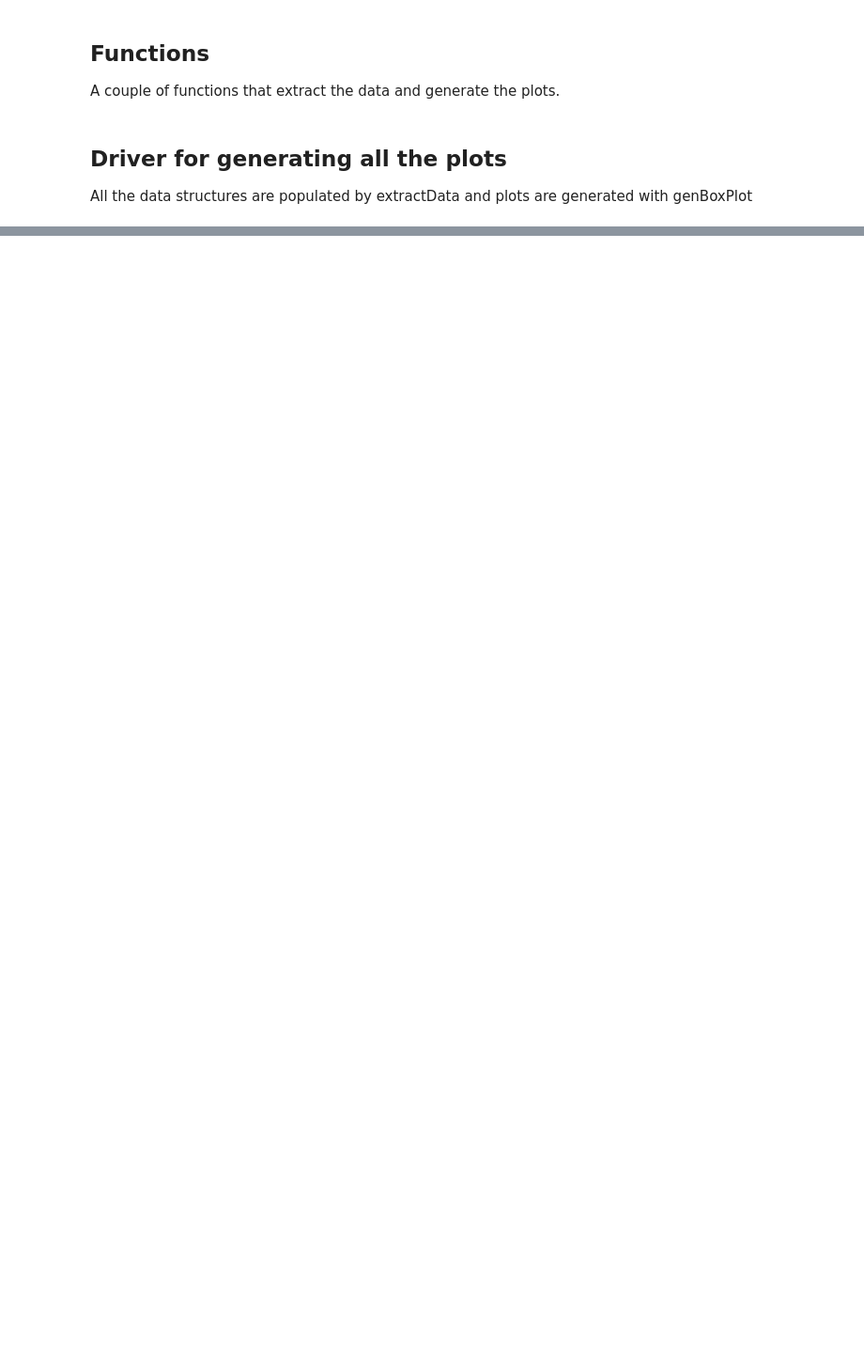
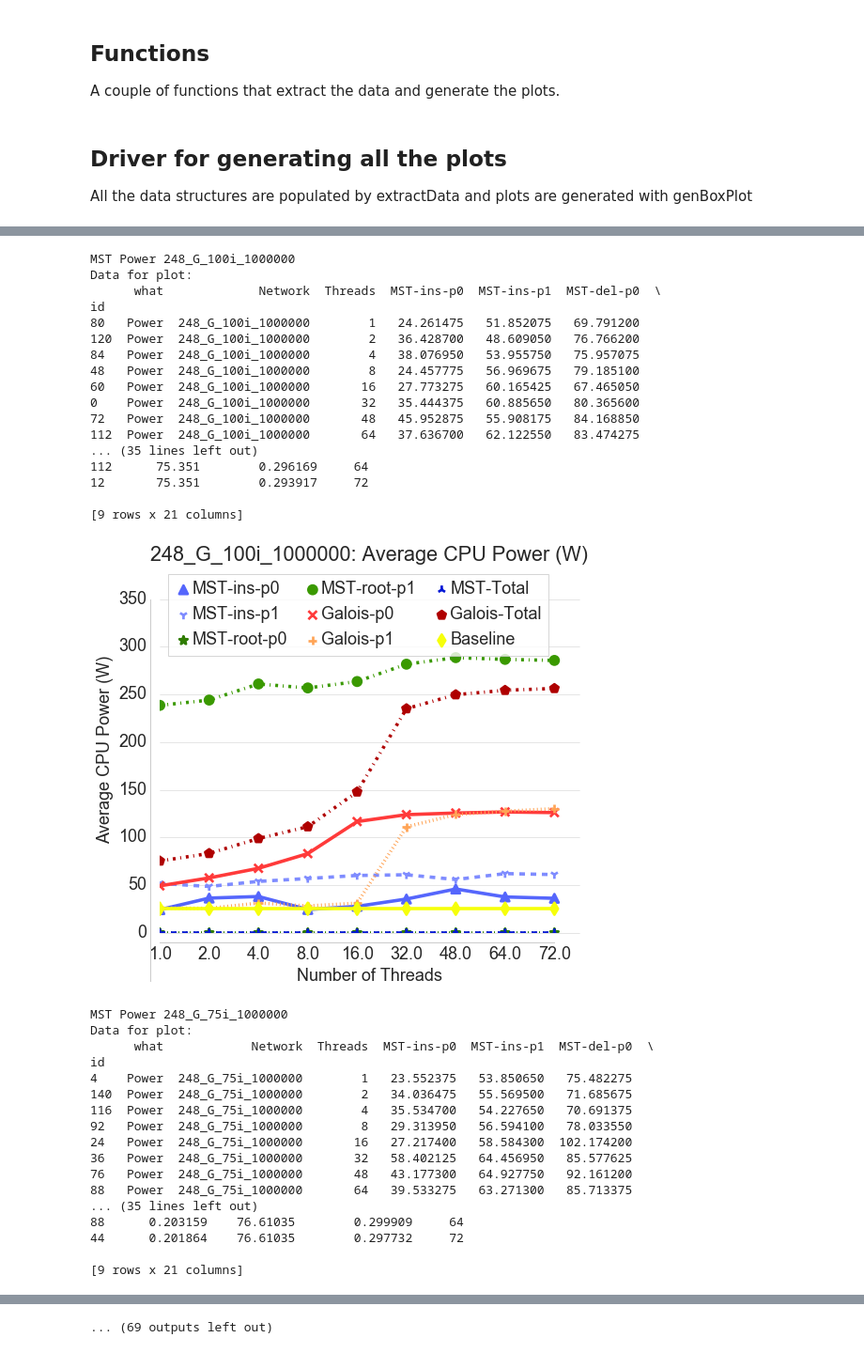
Before and after one commit to HPCL/easy-parallel-graph, a Jupyter notebook: papers/journal/Power2-revised.ipynb, the cells around one changed output, grey strips where cells are left out. Shown at 94% size. Saved outputs shown, nothing was run; the diff lists cells and outputs as text; code cells hidden in the pictures; blank space fills up the shorter version.

Commit message:
data for citing in paper

```diff
--- a/papers/journal/Power2-revised.ipynb
+++ b/papers/journal/Power2-revised.ipynb
@@ -35,12 +32,7 @@ insperc = ['100','75']
 ## Functions
 A couple of functions that extract the data and generate the plots.
 # %%
-def label_point(x, y, val, ax):
-    a = pd.concat({'x': x, 'y': y, 'val': val}, axis=1)
-    for i, point in a.iterrows():
-        ax.text(point['x']+.02, point['y'], str(point['val']))
-
-def genBoxPlot(alg, what, ddf, network, speedup = False):
+def genPlot(alg, what, ddf, network, root=False, speedup = False, printData=False):
     # df should be for a single network
     global whats
     print(alg,what,network)
@@ -49,9 +41,11 @@ def genBoxPlot(alg, what, ddf, network, speedup = False):
         return
 
     df=ddf[ddf['what'].str.contains(what)].copy()
-    #print(df.head(12))
     df['what'].replace(what,whats[what])
     df.sort_values(by=['Threads'],inplace=True)
+    print("Data for plot:")
+    print(df.head(200))
+
 
     # Check if there is any deletion (<100% insertion)
     parts = network.split('_')
@@ -63,12 +57,13 @@ def genBoxPlot(alg, what, ddf, network, speedup = False):
     fig, ax = plt.subplots()
     if speedup: fig.set_size_inches(12,8)
     elif what == 'Memory': fig.set_size_inches(8,4)
-    else: fig.set_size_inches(8,8)
+    else: fig.set_size_inches(8,7)
 
     legend_columns = 1; legend_placement = 'upper right'
     if what == 'Power': legend_placement = 'upper left'
     all_colors = {alg+'-ins-p0' : '#5566fc', alg+'-ins-p1' : '#7f8cff',
                 alg+'-del-p0' : '#019cad', alg+'-del-p1' : '#00cee5', alg + '-Total': '#0217d6',
+                alg+'-root-p0' : '#2f7c00',  alg+'-root-p1' : '#3a9900',
                 'Galois-p0' : '#ff3a3a', 'Galois-p1' : '#ffa456','Galois-Total' : '#af0000',
                 alg+'-Memory' : '#0217d6', 'Galois-Memory' : '#af0000',
                 alg+'-Speedup' : '#0217d6', 'Galois-Speedup' : '#af0000', 'Ideal' : '#00AA00',
@@ -76,15 +71,18 @@ def genBoxPlot(alg, what, ddf, network, speedup = False):
     if what != "Memory":
         if what == "Time":
             value_vars = [alg+'-ins-p0']
+            if root: value_vars += [alg+'-root-p0']
             if not nodeletion:
                 value_vars += [alg + '-del-p0',alg + '-Total']
-                new_labels=[alg+'-ins',alg+'-del',alg+'-Total','Galois']
+                if root: new_labels=[alg+'-ins',alg+'-root',alg+'-del',alg+'-Total','Galois']
+                else: new_labels=[alg+'-ins',alg+'-del',alg+'-Total','Galois']
             else: new_labels = [alg,'Galois']
             value_vars += ['Galois-p0']
             legend_placement = 'upper right'
             value_vars_speedup = [alg+'-Speedup','Galois-Speedup','Ideal']
         else:
             value_vars = [alg+'-ins-p0',alg+'-ins-p1']
+            if root: value_vars += [alg+'-root-p0',alg+'-root-p1']
             if not nodeletion:
                 value_vars += [alg + '-del-p0', alg+'-del-p1']
             value_vars += ['Galois-p0','Galois-p1',alg + '-Total','Galois-Total']
@@ -117,15 +115,16 @@ def genBoxPlot(alg, what, ddf, network, speedup = False):
                           markers=markers, linestyles=linestyles)
     else:
         #sns.boxplot(x='Threads',y='value',data=dd,hue='Operation', ax=ax)
-        g = sns.pointplot(x='Threads',y='value',data=dd,hue='Operation', ci=None, ax=ax, legend=False,
-                          markers=['^', '1','*','o','x','+','2','p','.'],
-                          linestyles=["-", "--", ":",'-.','-',':','--','-.','-'])
+        g = sns.pointplot(x='Threads',y='value',data=dd,hue='Operation', ax=ax, legend=False, #ci=None,
+                          markers=['^', '1','*','o','x','+','2','p','d','s','.'],
+                          linestyles=["-", "--", ":",'-.','-',':','--','-.','-',':','--'])
     if not speedup: sns.despine(offset=10, trim=True)
 
 
     # Legend
     handles, labels = ax.get_legend_handles_labels()
     if len(value_vars) >6: legend_columns = 2
+    if len(value_vars) >8: legend_columns = 3
     plt.legend(handles, labels, loc=legend_placement, frameon=True, framealpha=0.8,
                ncol=legend_columns, columnspacing=1)
 
@@ -139,16 +138,12 @@ def genBoxPlot(alg, what, ddf, network, speedup = False):
     ax.xaxis.set_major_locator(plt.MaxNLocator(integer=True))
     ymin,ymax = ax.get_ylim(); new_ymax = ymax
     if not speedup:
-        if not network.startswith('24') and what == 'Power': new_ymax = 1.2*ymax
         if what != 'Memory':
             new_ymax=1.1 * ymax
-            ax.set(xlim=(0, None),ylim=(ymin,new_ymax))
+            if not network.startswith('24') and what == 'Power': new_ymax = 1.2*ymax
+            ax.set(xlim=(0, None),ylim=(0,new_ymax))
         else:
-            #if network in ['248_ER_75i_1000000','248_ER_75i_1000000']: ax.set(ylim=(0,3))
-            #else: ax.set(xlim=(0, None),ylim=(0,13))
             ax.yaxis.set_minor_locator(plt.MultipleLocator(10))
-            #ax.set_yticks([0,2,4,6,8,10,12])
-            #ax.set_yticklabels([0,2,4,6,8,10,12])
         plt.ylabel(whats[what])
     else:
         title = network + ": Speedup"
@@ -243,0 +226,41 @@ MST Power 248_G_75i_1000000
+# %%
+algnames = [x.split('/')[0] for x in algs]
+for algfull in algs:
+    alg = algfull.split('/')[0]
+    processData(alg)
+# %% [output]
+MST Power 248_G_100i_1000000
+Data for plot:
+      what             Network  Threads  MST-ins-p0  MST-ins-p1  MST-del-p0  \
+id
+80   Power  248_G_100i_1000000        1   24.261475   51.852075   69.791200
+120  Power  248_G_100i_1000000        2   36.428700   48.609050   76.766200
+84   Power  248_G_100i_1000000        4   38.076950   53.955750   75.957075
+48   Power  248_G_100i_1000000        8   24.457775   56.969675   79.185100
+60   Power  248_G_100i_1000000       16   27.773275   60.165425   67.465050
+0    Power  248_G_100i_1000000       32   35.444375   60.885650   80.365600
+72   Power  248_G_100i_1000000       48   45.952875   55.908175   84.168850
+112  Power  248_G_100i_1000000       64   37.636700   62.122550   83.474275
+... (35 lines left out)
+112      75.351        0.296169     64
+12       75.351        0.293917     72
+
+[9 rows x 21 columns]
+[figure, added]
+MST Power 248_G_75i_1000000
+Data for plot:
+      what            Network  Threads  MST-ins-p0  MST-ins-p1  MST-del-p0  \
+id
+4    Power  248_G_75i_1000000        1   23.552375   53.850650   75.482275
+140  Power  248_G_75i_1000000        2   34.036475   55.569500   71.685675
+116  Power  248_G_75i_1000000        4   35.534700   54.227650   70.691375
+92   Power  248_G_75i_1000000        8   29.313950   56.594100   78.033550
+24   Power  248_G_75i_1000000       16   27.217400   58.584300  102.174200
+36   Power  248_G_75i_1000000       32   58.402125   64.456950   85.577625
+76   Power  248_G_75i_1000000       48   43.177300   64.927750   92.161200
+88   Power  248_G_75i_1000000       64   39.533275   63.271300   85.713375
+... (35 lines left out)
+88      0.203159    76.61035        0.299909     64
+44      0.201864    76.61035        0.297732     72
+
+[9 rows x 21 columns]
@@ -243,0 +340 @@ MST Power 248_G_75i_1000000
+... (69 outputs left out)
```
Also changed, not shown: parts of 6 cells of this notebook, 48 other files.
